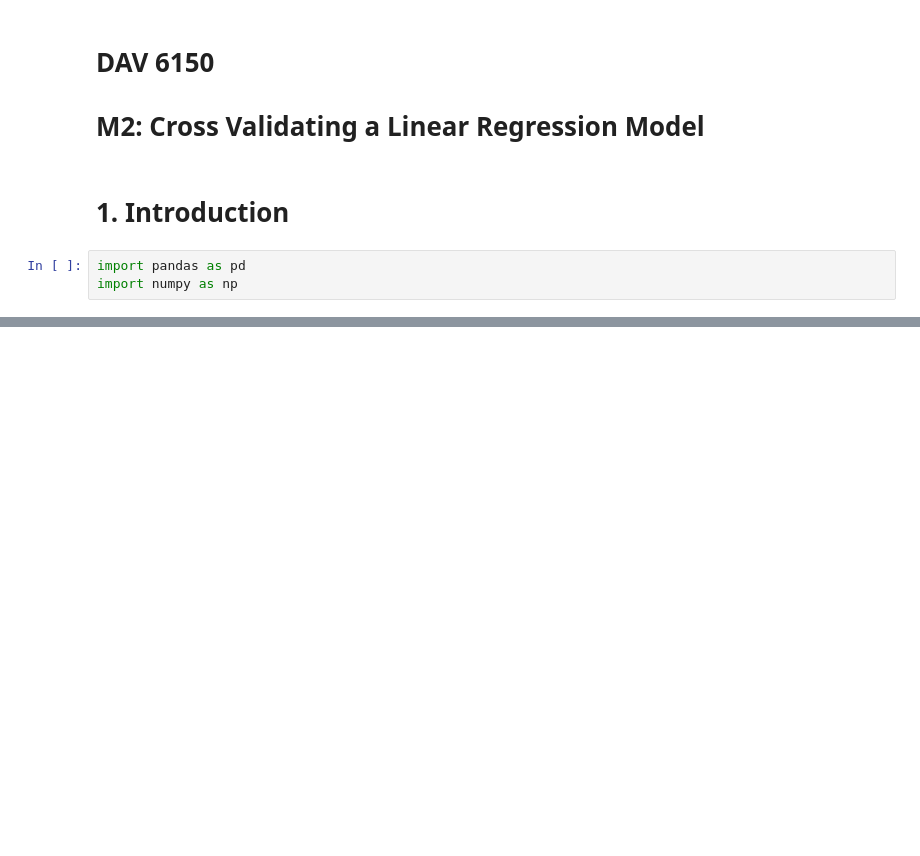
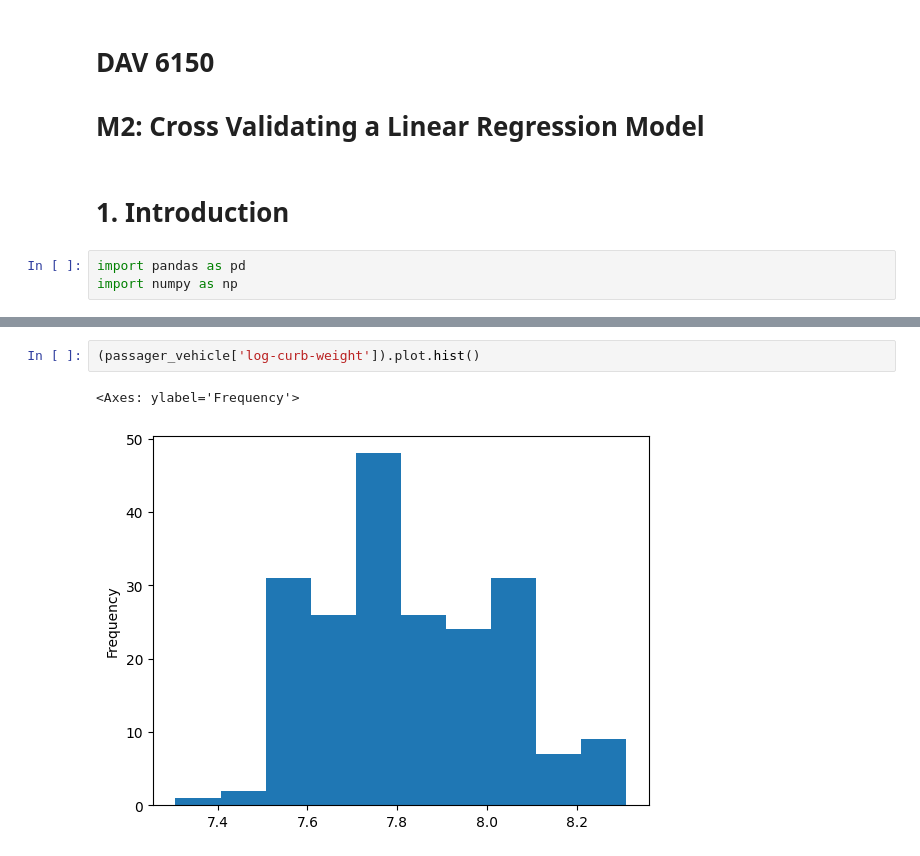
Before and after one commit to Zhengnan817/DAV-6150, a Jupyter notebook: M2: Cross Validating a Linear Regression Model/Cross Validating a Linear Regression Model.ipynb, the cells around one changed output, grey strips where cells are left out. Drawn from its saved outputs; the diff is of its cells as text; blank space fills up the shorter version.

```diff
--- a/M2: Cross Validating a Linear Regression Model/Cross Validating a Linear Regression Model.ipynb
+++ b/M2: Cross Validating a Linear Regression Model/Cross Validating a Linear Regression Model.ipynb
@@ -26,0 +215,5 @@ passager_vehicle
+# %%
+(passager_vehicle['log-curb-weight']).plot.hist()
+# %% [output]
+<Axes: ylabel='Frequency'>
+[figure, added]
```
Also changed, not shown: parts of 30 cells of this notebook, 2 other files.
